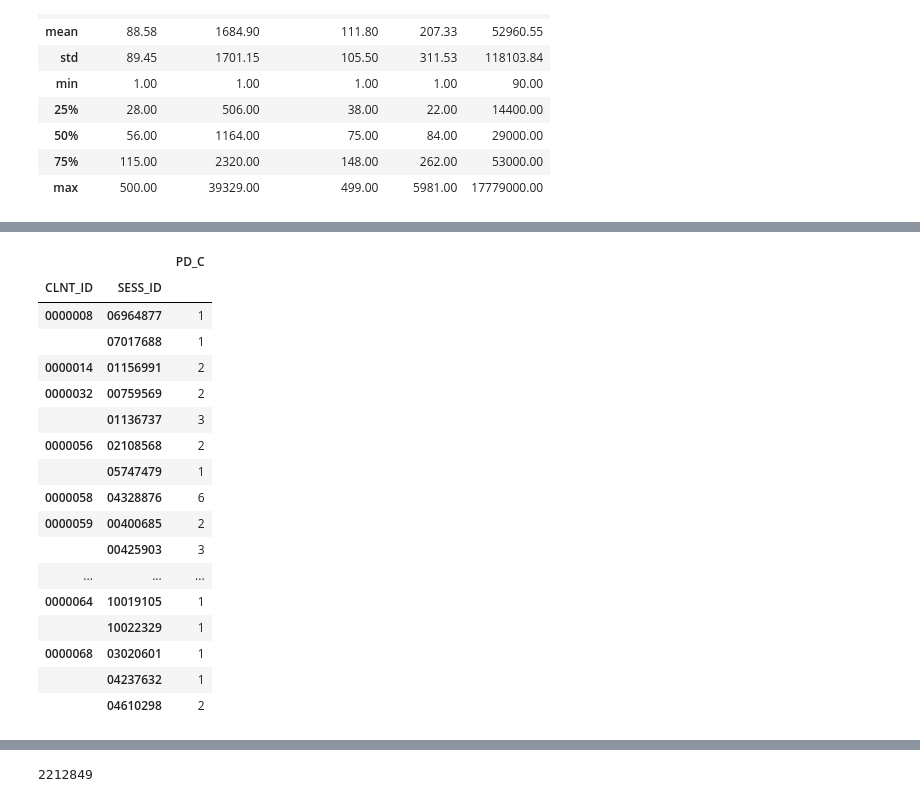
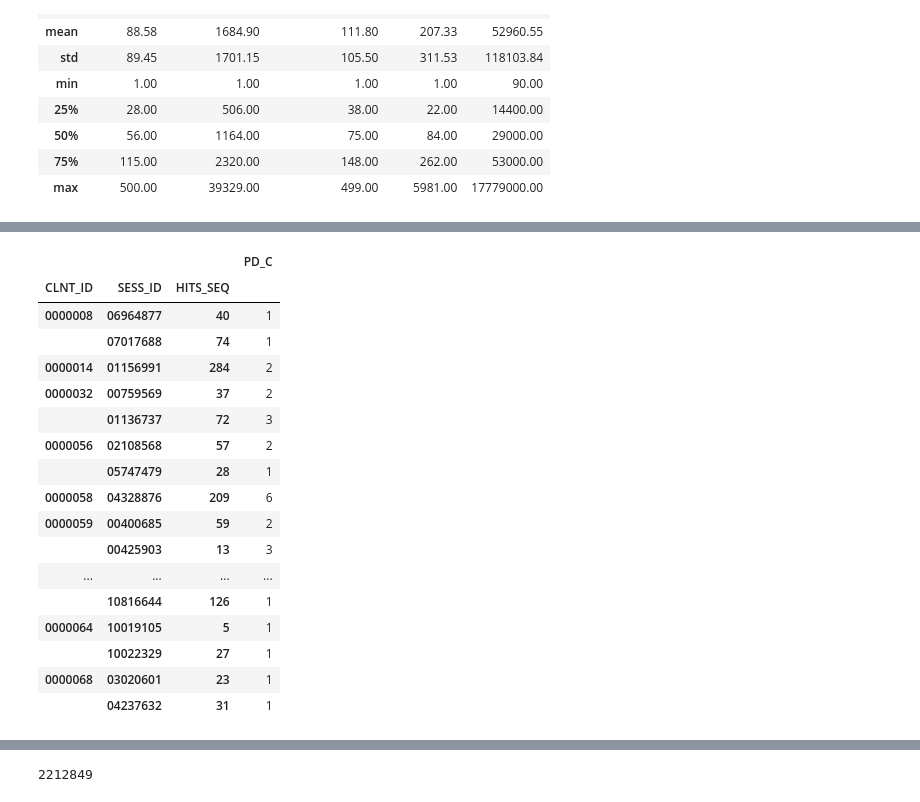
Before and after one commit to chldnjstjr/Lpoint, a Jupyter notebook: Preprocessing.ipynb, the cells around one changed output, grey strips where cells are left out. Drawn from its saved outputs; the diff is of its cells as text; code cells hidden in the pictures.

```diff
--- a/Preprocessing.ipynb
+++ b/Preprocessing.ipynb
@@ -412,22 +465,22 @@ prdmcs_aa.head(20)
 # %%
-prdmcs_group = prdmcs.groupby(['CLNT_ID', 'SESS_ID'])[['PD_C']].count()
+prdmcs_group = prdmcs.groupby(['CLNT_ID', 'SESS_ID', 'HITS_SEQ']).count()[['PD_C']]
 prdmcs_group.head(20)
 # %% [output]
-|  |  | PD_C |
-| CLNT_ID | SESS_ID |  |
-| 0000008 | 06964877 | 1 |
-|  | 07017688 | 1 |
-| 0000014 | 01156991 | 2 |
-| 0000032 | 00759569 | 2 |
-|  | 01136737 | 3 |
-| 0000056 | 02108568 | 2 |
-|  | 05747479 | 1 |
-| 0000058 | 04328876 | 6 |
-| 0000059 | 00400685 | 2 |
-|  | 00425903 | 3 |
-| ... | ... | ... |
-| 0000064 | 10019105 | 1 |
-|  | 10022329 | 1 |
-| 0000068 | 03020601 | 1 |
-|  | 04237632 | 1 |
-|  | 04610298 | 2 |
+|  |  |  | PD_C |
+| CLNT_ID | SESS_ID | HITS_SEQ |  |
+| 0000008 | 06964877 | 40 | 1 |
+|  | 07017688 | 74 | 1 |
+| 0000014 | 01156991 | 284 | 2 |
+| 0000032 | 00759569 | 37 | 2 |
+|  | 01136737 | 72 | 3 |
+| 0000056 | 02108568 | 57 | 2 |
+|  | 05747479 | 28 | 1 |
+| 0000058 | 04328876 | 209 | 6 |
+| 0000059 | 00400685 | 59 | 2 |
+|  | 00425903 | 13 | 3 |
+| ... | ... | ... | ... |
+|  | 10816644 | 126 | 1 |
+| 0000064 | 10019105 | 5 | 1 |
+|  | 10022329 | 27 | 1 |
+| 0000068 | 03020601 | 23 | 1 |
+|  | 04237632 | 31 | 1 |
```
Also changed, not shown: parts of 28 cells of this notebook.
